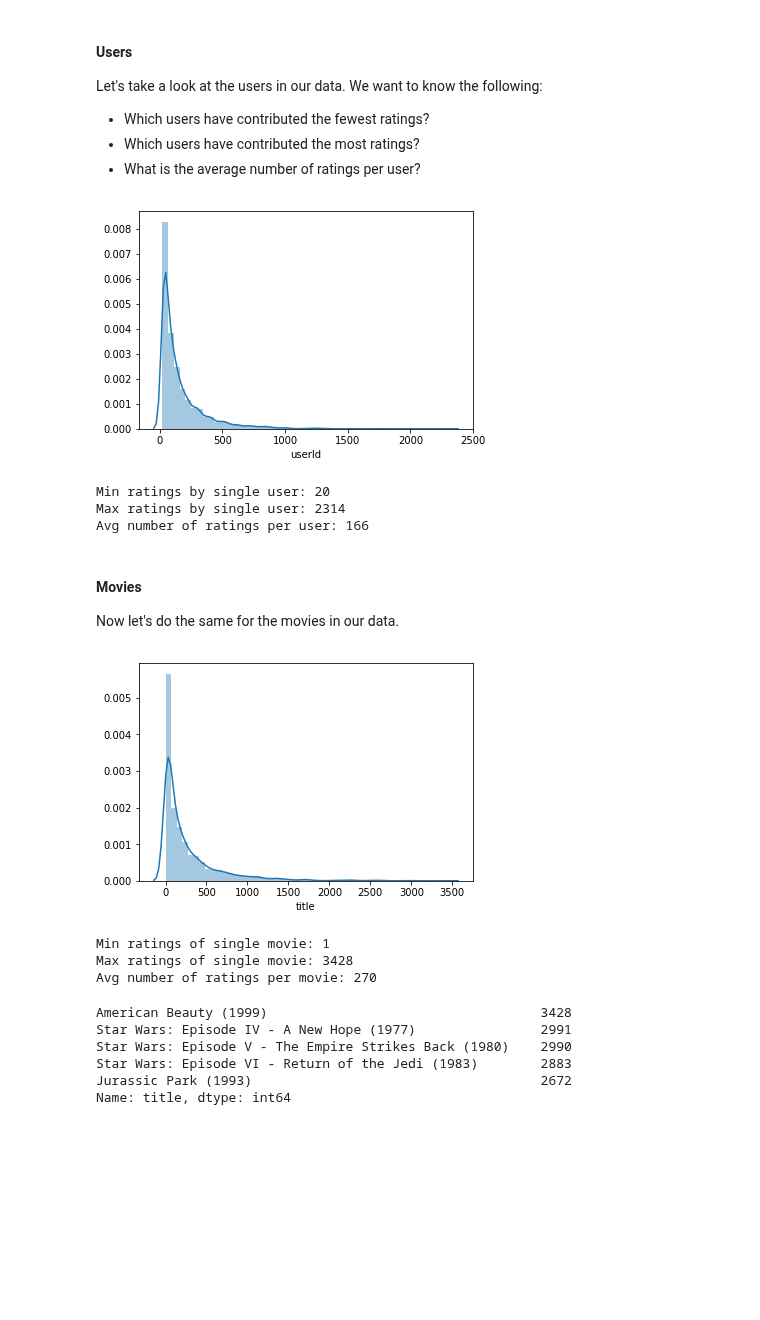
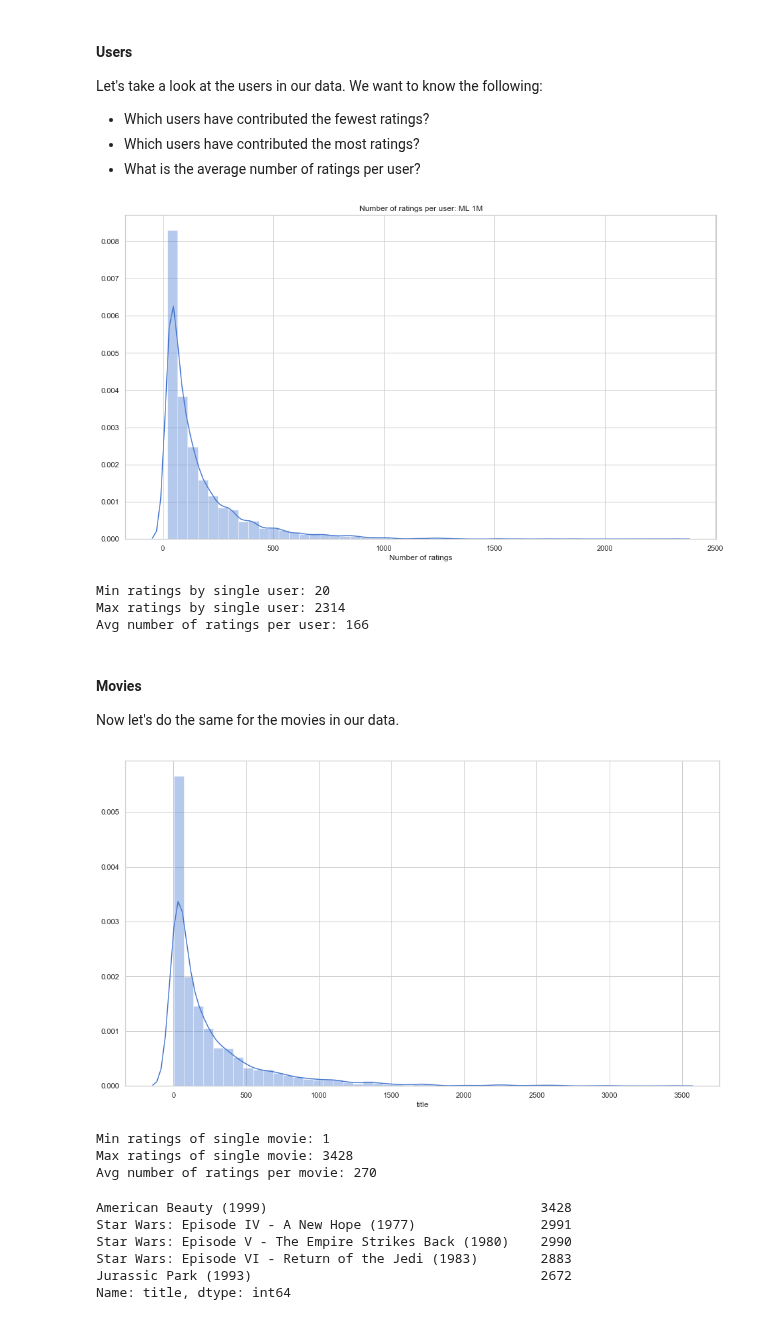
Before and after one commit to James-Leslie/deep-collaborative-filtering, a Jupyter notebook: data/train_test_movielens1m.ipynb, the cells around one changed output. Drawn from its saved outputs; the diff is of its cells as text; code cells hidden in the pictures; blank space fills up the shorter version.

```diff
--- a/data/train_test_movielens1m.ipynb
+++ b/data/train_test_movielens1m.ipynb
@@ -242,7 +242,7 @@ movies = pd.read_csv(path+'movies.csv')
 users = pd.read_csv(path+'users.csv')
 
 # create one merged DataFrame
-df = pd.merge(movies, df)[['userId','movieId','rating','title']]
+df = pd.merge(df, merge)[['userId','movieId','rating','title']]
 df = pd.merge(df, users)
 # %%
 df.shape
@@ -263,25 +263,30 @@ Let's take a look at the users in our data. We want to know the following:
   - Which users have contributed the fewest ratings?
   - Which users have contributed the most ratings?
   - What is the average number of ratings per user?
+# %%
+sns.set(style='whitegrid', palette='muted',
+        rc={'figure.figsize': (16,9)})
 # %%
 user_counts = df['userId'].value_counts()
 
 sns.distplot(user_counts)
+plt.title('Number of ratings per user: ML 1M')
+plt.xlabel('Number of ratings')
 plt.show()
 
 # user with fewest ratings
 print('Min ratings by single user:',
       user_counts.min())
 
 # user with most ratings
 print('Max ratings by single user:',
       user_counts.max())
 
 # average number of ratings per user
 print('Avg number of ratings per user:',
       round(user_counts.mean()))
 # %% [output]
-[figure, old version]
+[figure, new version]
 Min ratings by single user: 20
 Max ratings by single user: 2314
 Avg number of ratings per user: 166
@@ -306,7 +311,7 @@ print('Max ratings of single movie:',
 print('Avg number of ratings per movie:',
       round(movie_counts.mean()))
 # %% [output]
-[figure, old version]
+[figure, new version]
 Min ratings of single movie: 1
 Max ratings of single movie: 3428
 Avg number of ratings per movie: 270
```
Also changed, not shown: parts of 3 cells of this notebook, 2 other files.
